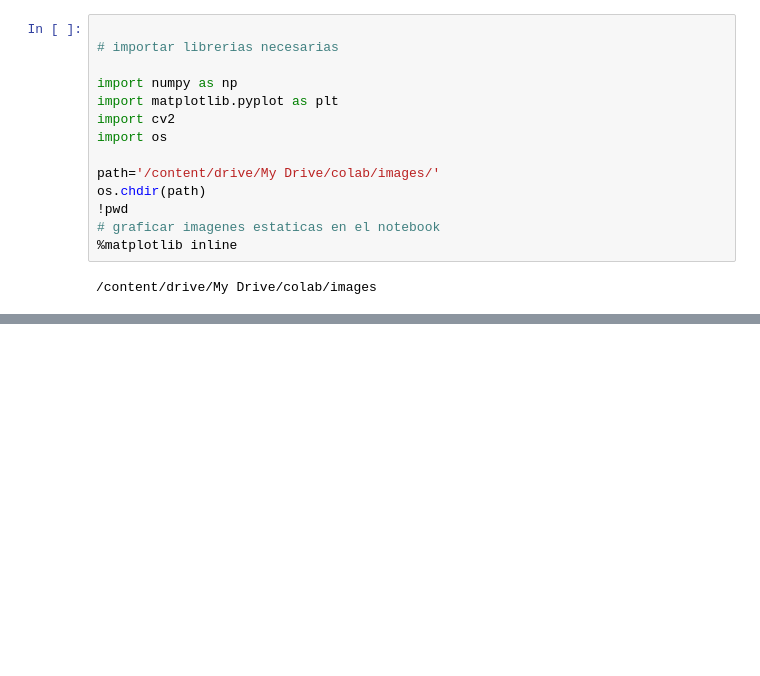
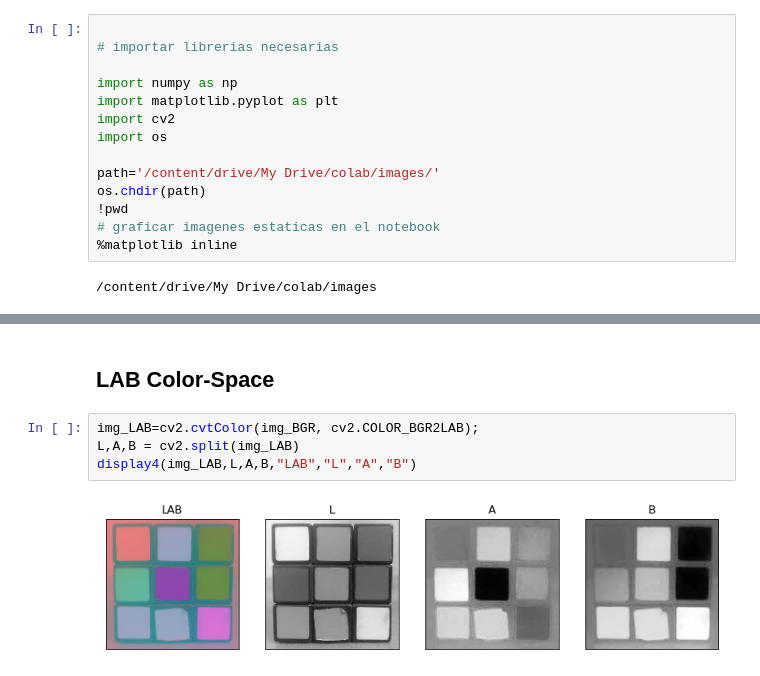
Before and after one commit to waltermayor/DigitalImageProcessing_colab, a Jupyter notebook: Clase2.ipynb, the cells around one changed output, grey strips where cells are left out. Cells and saved outputs as stored; diff of their text form; blank space fills up the shorter version.

```diff
--- a/Clase2.ipynb
+++ b/Clase2.ipynb
@@ -83,0 +121,8 @@ plt.show()
+# %% [markdown]
+## **LAB Color-Space**
+# %%
+img_LAB=cv2.cvtColor(img_BGR, cv2.COLOR_BGR2LAB);
+L,A,B = cv2.split(img_LAB)
+display4(img_LAB,L,A,B,"LAB","L","A","B")
+# %% [output]
+[figure, added]
```
Also changed, not shown: parts of 17 cells of this notebook.
